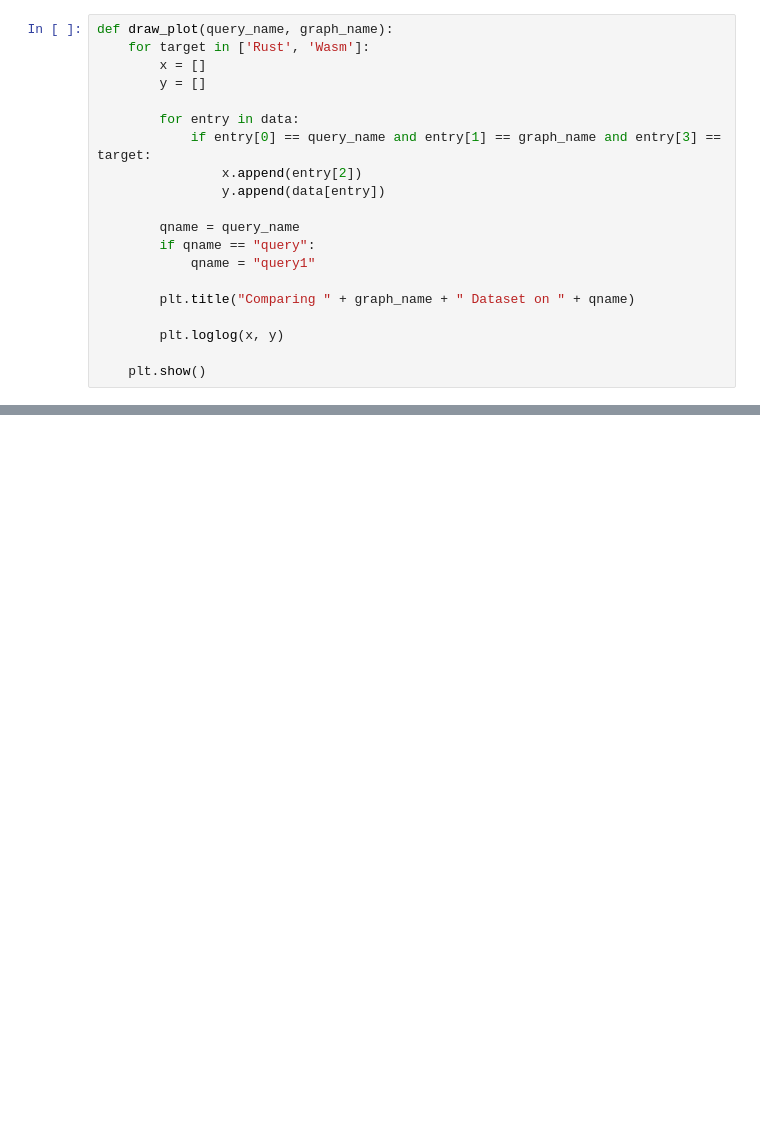
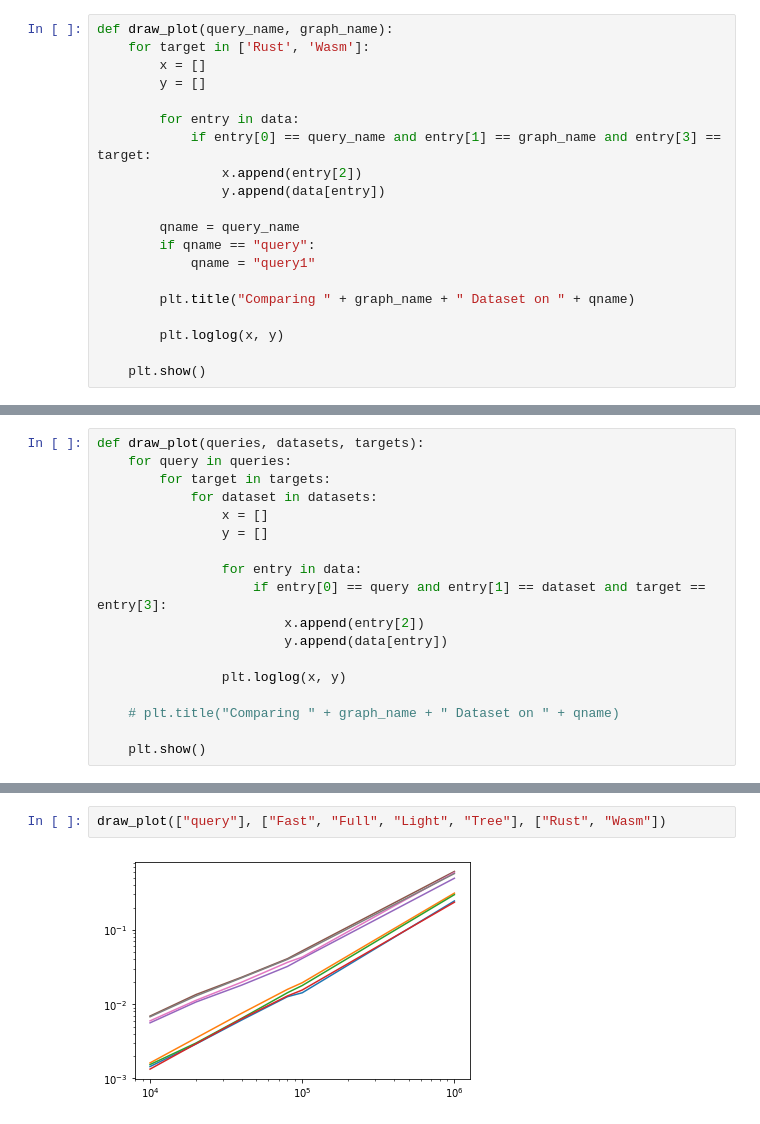
Before and after one commit to BruJu/wasmify-sophia, a Jupyter notebook: notes/rustvsjs/CompareTarget.ipynb, the cells around one changed output, grey strips where cells are left out. Saved outputs shown, nothing was run; the diff lists cells and outputs as text; blank space fills up the shorter version.

Commit message:
Beginning of comparing various datasets / targets

```diff
--- a/notes/rustvsjs/CompareTarget.ipynb
+++ b/notes/rustvsjs/CompareTarget.ipynb
@@ -96,0 +116,18 @@ for query in queries:
+# %%
+def draw_plot(queries, datasets, targets):
+    for query in queries:
+        for target in targets:
+            for dataset in datasets:
+                x = []
+                y = []
+
+                for entry in data:
+                    if entry[0] == query and entry[1] == dataset and target == entry[3]:
+                        x.append(entry[2])
+                        y.append(data[entry])
+
+                plt.loglog(x, y)
+
+    # plt.title("Comparing " + graph_name + " Dataset on " + qname)
+
+    plt.show()
@@ -96,0 +140,4 @@ for query in queries:
+# %%
+draw_plot(["query"], ["Fast", "Full", "Light", "Tree"], ["Rust", "Wasm"])
+# %% [output]
+[figure, added]
```
Also changed, not shown: parts of 16 cells of this notebook.
